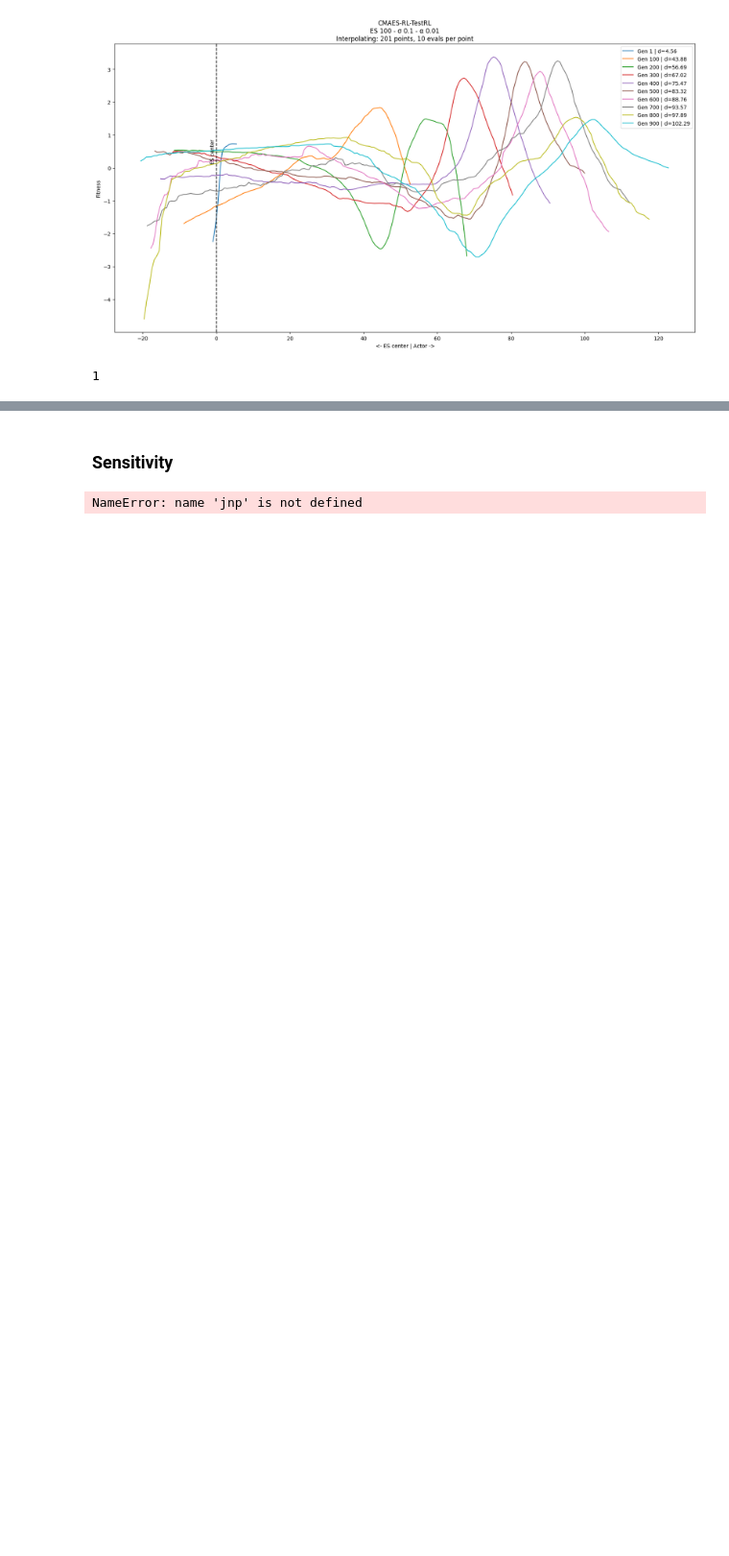
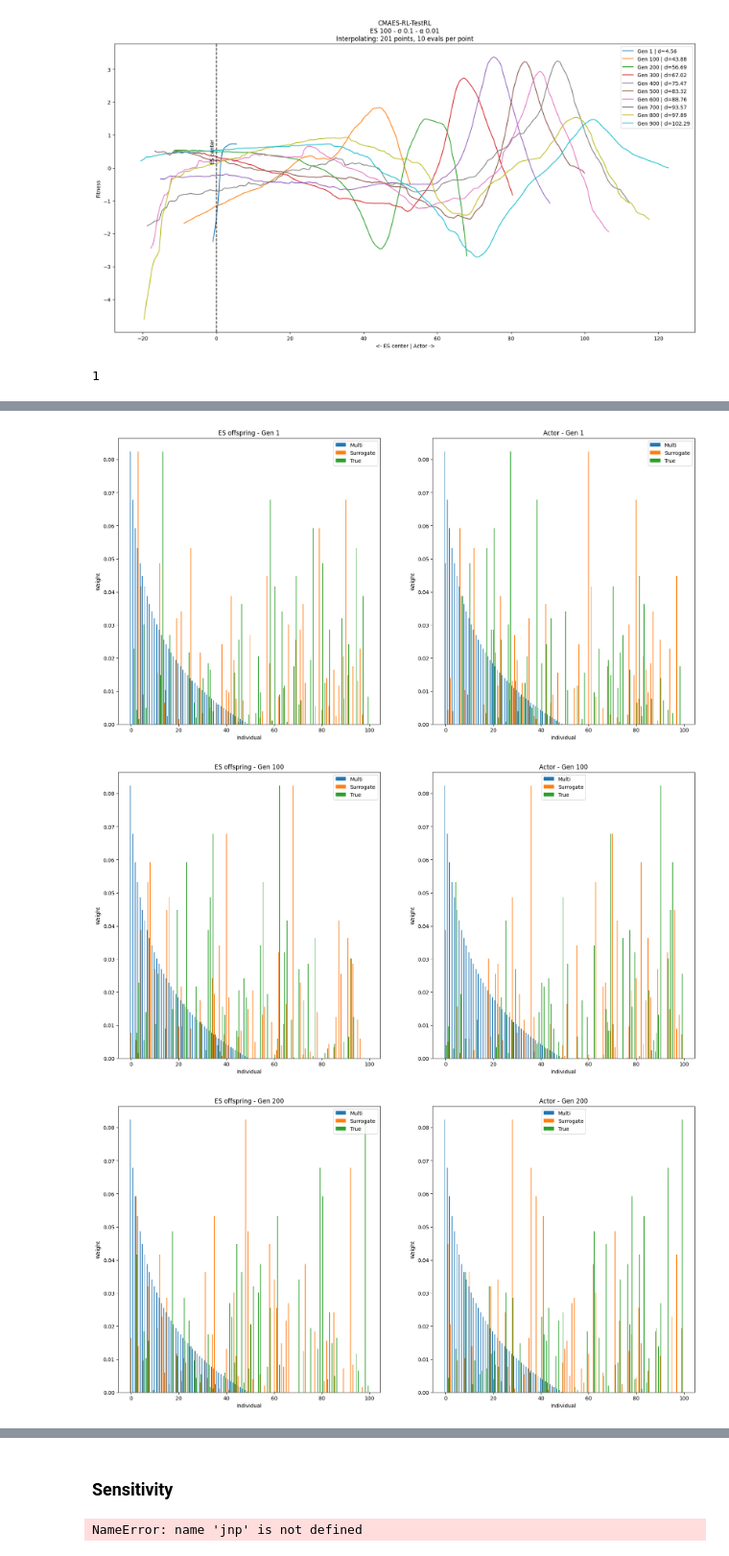
Before and after one commit to TemplierPaul/QDax, a Jupyter notebook: genomes.ipynb, the cells around one changed output, grey strips where cells are left out. Shown at 96% size. Cells and saved outputs as stored; diff of their text form; code cells hidden in the pictures; blank space fills up the shorter version.

```diff
--- a/genomes.ipynb
+++ b/genomes.ipynb
@@ -380,0 +460,41 @@ args.algo, args.config
+# %%
+# gen = 100
+
+results = off_results
+results = actor_results
+
+for gen in gens:
+    # 2 subplots: ES offspring, ES actor
+
+    fig, ax = plt.subplots(1, 2, figsize=(20, 10))
+
+    for i, results, title in [(0, off_results, "ES offspring"), (1, actor_results, "Actor")]:
+        multi_fit = results[gen]["multi"]
+        surr_fit = results[gen]["surr_fit"]
+        fit = results[gen]["fit"]
+
+        # reorder both to be in the same order, with fit decreasing
+        order = jnp.argsort(multi_fit)[::-1]
+        multi_fit = multi_fit[order]
+        fit = fit[order]
+        surr_fit = surr_fit[order]
+
+        # Bar plot with 3 bars every time
+        # x axis: individual
+        # y axis: weight
+        # Left subplot
+        width = 0.3
+        x = jnp.arange(len(multi_fit))
+        ax[i].bar(x - width, multi_fit, width, label="Multi")
+        ax[i].bar(x, surr_fit, width, label="Surrogate")
+        ax[i].bar(x + width, fit, width, label="True")
+
+        ax[i].set_title(f"{title} - Gen {gen}")
+        ax[i].set_xlabel("Individual")
+        ax[i].set_ylabel("Weight")
+        ax[i].legend()
+    plt.show()
+# %% [output]
+[figure, added]
+[figure, added]
+[figure, added]
```
Also changed, not shown: parts of 12 cells of this notebook, 2 other files.
